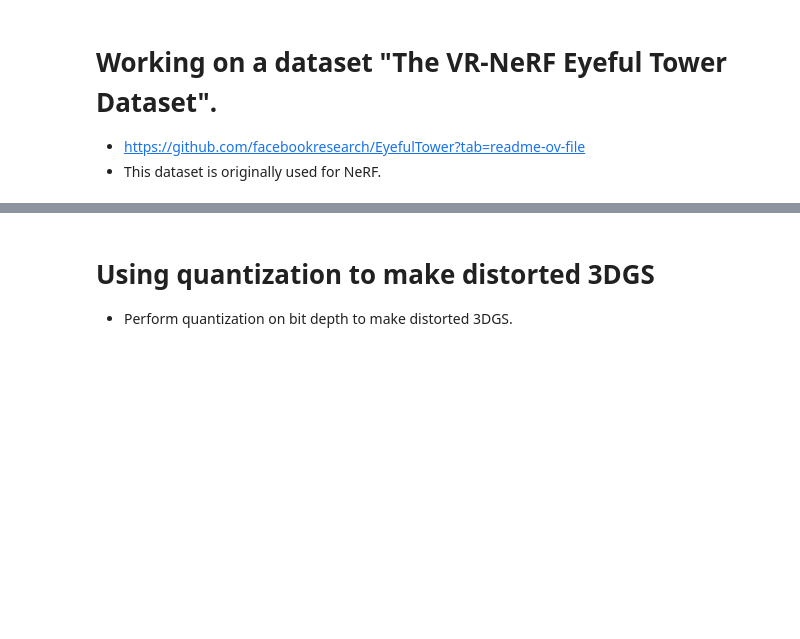
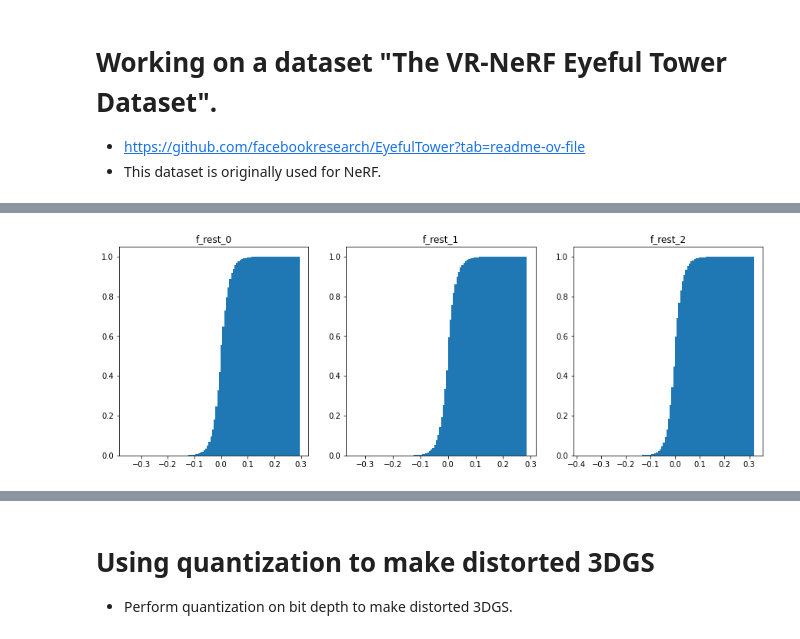
Before and after one commit to Shiyuang-scu/gaussian-splatting, a Jupyter notebook: script.ipynb, the cells around one changed output, grey strips where cells are left out. Cells and saved outputs as stored; diff of their text form; code cells hidden in the pictures; blank space fills up the shorter version.

```diff
--- a/script.ipynb
+++ b/script.ipynb
@@ -104,0 +208,16 @@ selected_files[-100:]
+# %%
+# get the histograms to plot the distribution of feature_rest
+
+f_rest = features_rest.flatten(start_dim=1).contiguous()
+f_rest = f_rest.detach().cpu().numpy()
+
+fig, axs = plt.subplots(1, 3, figsize=(15, 5))
+axs[0].hist(f_rest[:, 0], bins=100, cumulative=True, density=True)
+axs[0].set_title('f_rest_0')
+axs[1].hist(f_rest[:, 1], bins=100, cumulative=True, density=True)
+axs[1].set_title('f_rest_1')
+axs[2].hist(f_rest[:, 2], bins=100, cumulative=True, density=True)
+axs[2].set_title('f_rest_2')
+plt.show()
+# %% [output]
+[figure, added]
```
Also changed, not shown: parts of 20 cells of this notebook, 1 other file.
